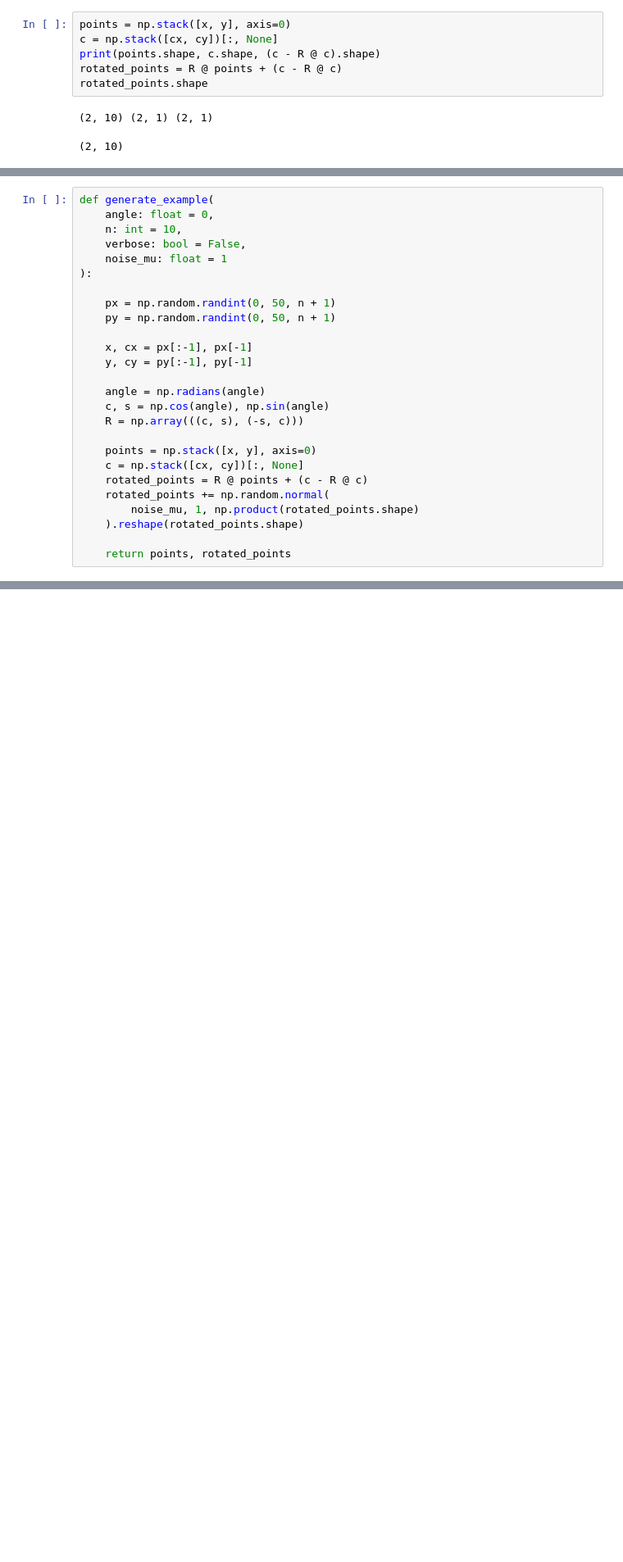
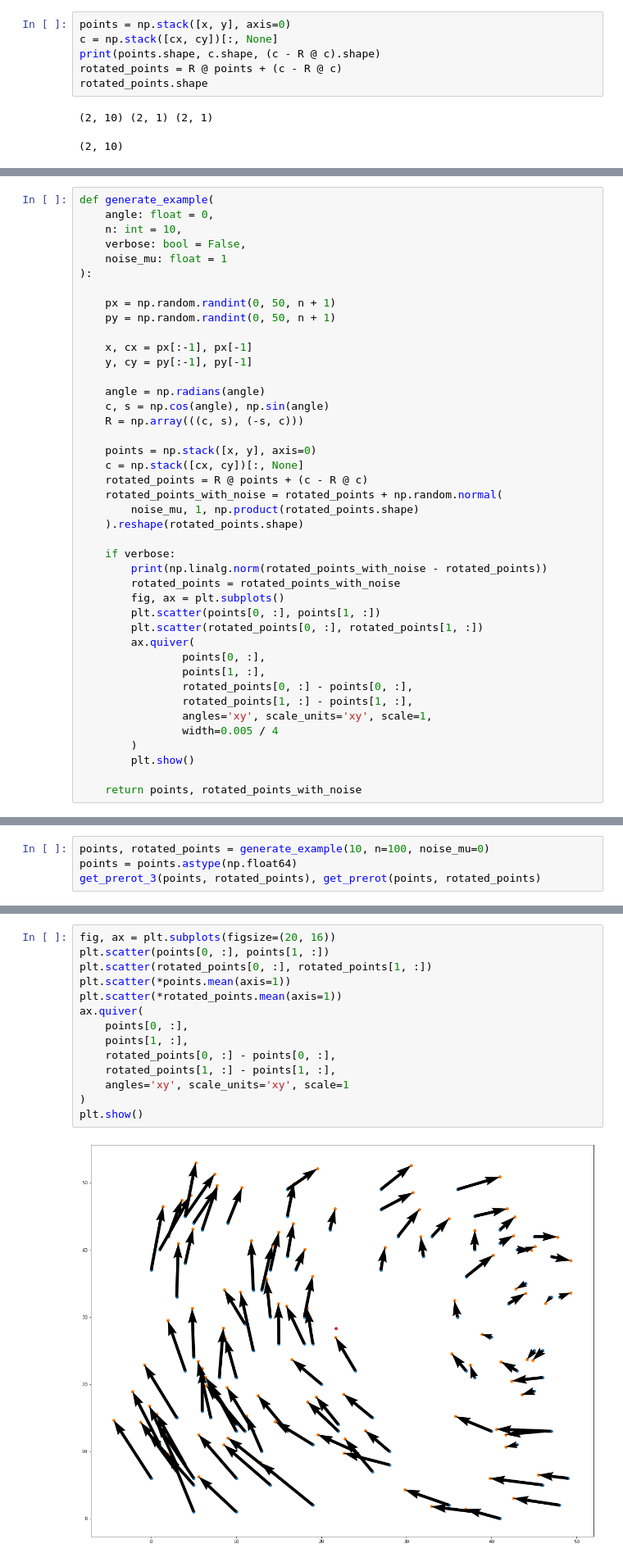
Before and after one commit to bohdanhlovatskyi/pose_estimation, a Jupyter notebook: RotationEstimation.ipynb, the cells around one changed output, grey strips where cells are left out. Shown at 82% size. Cells and saved outputs as stored; diff of their text form; blank space fills up the shorter version.

Commit message:
added ransac prerotation est

```diff
--- a/RotationEstimation.ipynb
+++ b/RotationEstimation.ipynb
@@ -104,11 +104,27 @@ def generate_example(
     points = np.stack([x, y], axis=0)
     c = np.stack([cx, cy])[:, None]
     rotated_points = R @ points + (c - R @ c)
-    rotated_points += np.random.normal(
+    rotated_points_with_noise = rotated_points + np.random.normal(
         noise_mu, 1, np.product(rotated_points.shape)
     ).reshape(rotated_points.shape)
 
-    return points, rotated_points
+    if verbose:
+        print(np.linalg.norm(rotated_points_with_noise - rotated_points))
+        rotated_points = rotated_points_with_noise
+        fig, ax = plt.subplots()
+        plt.scatter(points[0, :], points[1, :])
+        plt.scatter(rotated_points[0, :], rotated_points[1, :])
+        ax.quiver(
+                points[0, :],
+                points[1, :],
+                rotated_points[0, :] - points[0, :],
+                rotated_points[1, :] - points[1, :],
+                angles='xy', scale_units='xy', scale=1,
+                width=0.005 / 4
+        )
+        plt.show()
+
+    return points, rotated_points_with_noise
 # %%
 def get_prerot(points, rotated_points):
     norm_points = points.T - np.mean(points.T, axis=0)
@@ -202,0 +267,4 @@ def get_prerot_2(points, rotated_points, estimate: int = 10):
+# %%
+points, rotated_points = generate_example(10, n=100, noise_mu=0)
+points = points.astype(np.float64)
+get_prerot_3(points, rotated_points), get_prerot(points, rotated_points)
@@ -202,0 +278,16 @@ def get_prerot_2(points, rotated_points, estimate: int = 10):
+# %%
+fig, ax = plt.subplots(figsize=(20, 16))
+plt.scatter(points[0, :], points[1, :])
+plt.scatter(rotated_points[0, :], rotated_points[1, :])
+plt.scatter(*points.mean(axis=1))
+plt.scatter(*rotated_points.mean(axis=1))
+ax.quiver(
+    points[0, :],
+    points[1, :],
+    rotated_points[0, :] - points[0, :],
+    rotated_points[1, :] - points[1, :],
+    angles='xy', scale_units='xy', scale=1
+)
+plt.show()
+# %% [output]
+[figure, added]
```
Also changed, not shown: parts of 19 cells of this notebook, 5 other files.
